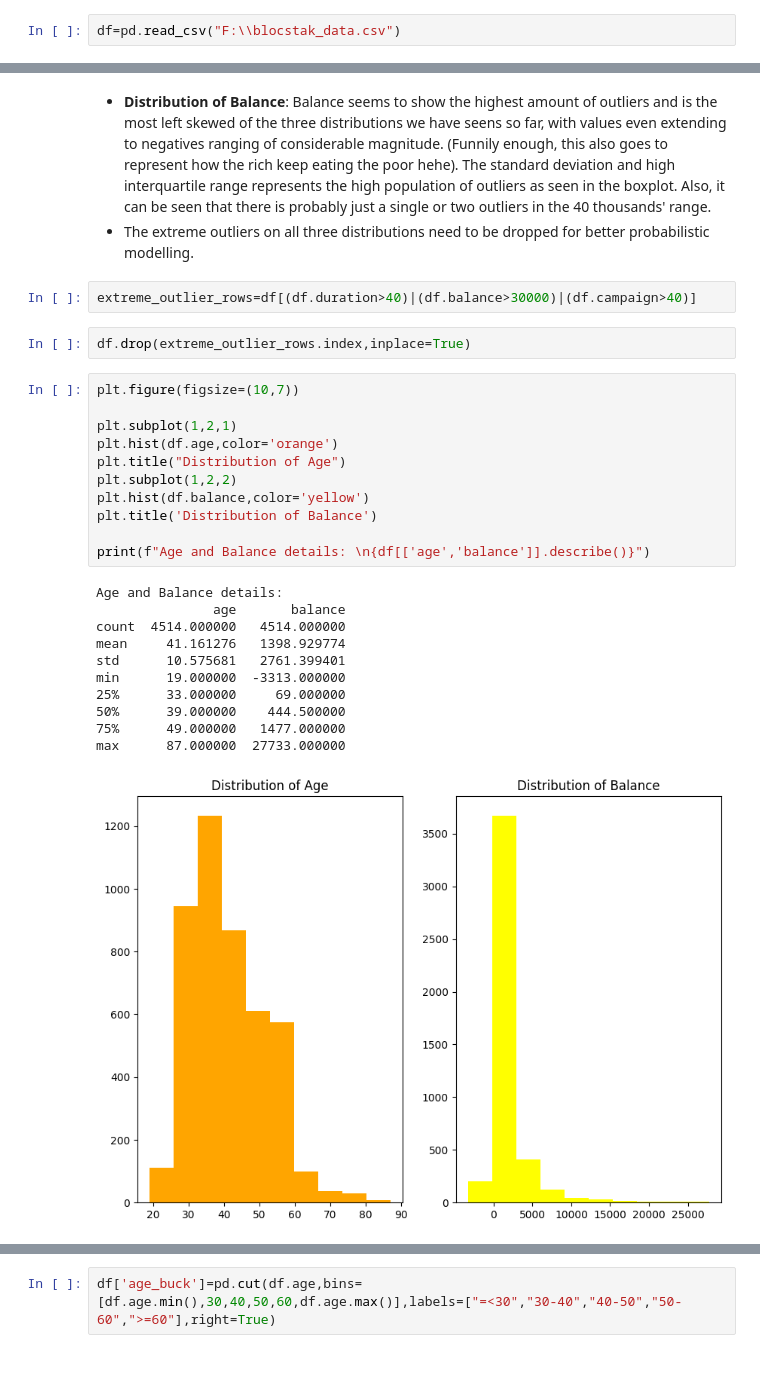
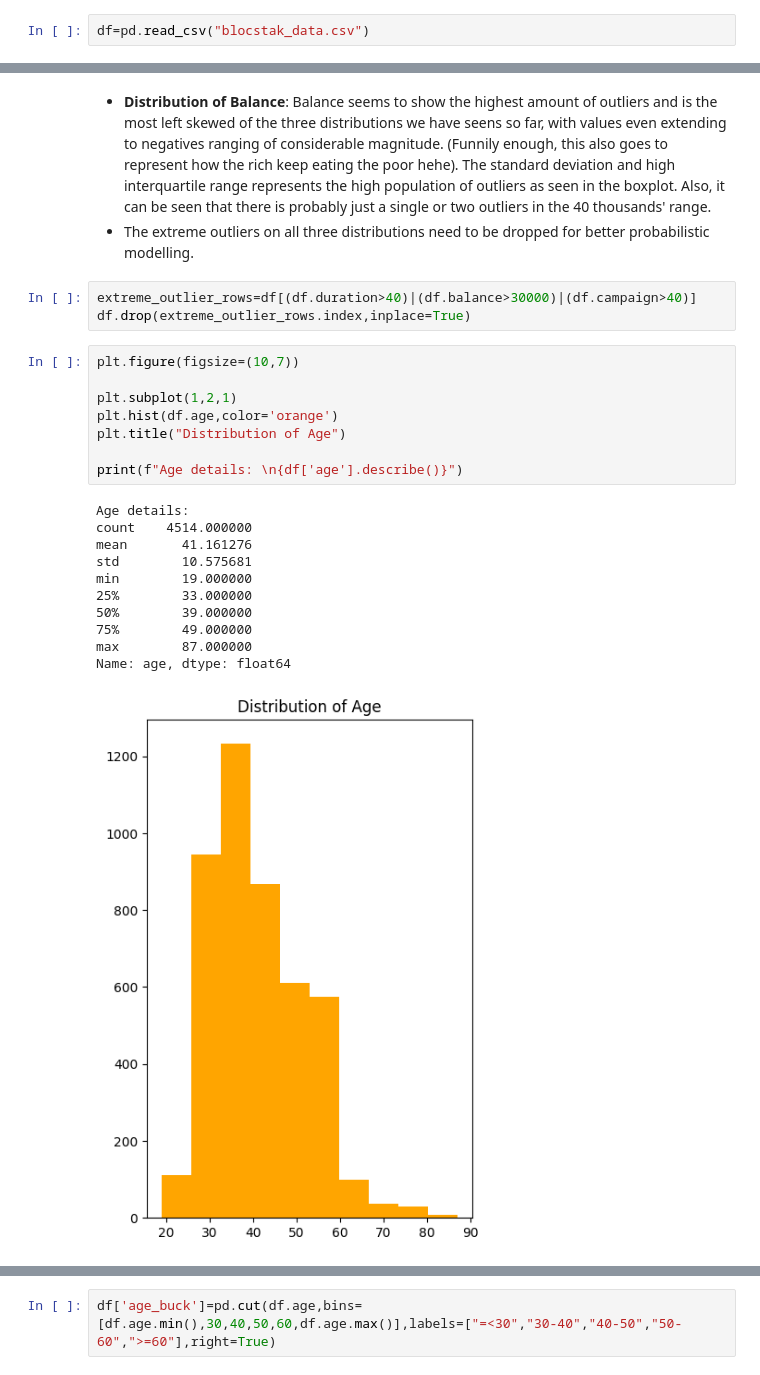
Before and after one commit to noorraghib12/BlockStakML-Raghib-Noor, a Jupyter notebook: BLOCK_STAK_ML.ipynb, the cells around one changed output, grey strips where cells are left out. Saved outputs shown, nothing was run; the diff lists cells and outputs as text.

```diff
--- a/BLOCK_STAK_ML.ipynb
+++ b/BLOCK_STAK_ML.ipynb
@@ -5,7 +5,7 @@ import seaborn as sns
 import matplotlib.pyplot as plt
 import numpy as np
 # %%
-df=pd.read_csv("F:\\blocstak_data.csv")
+df=pd.read_csv("blocstak_data.csv")
 # %% [markdown]
 There are **4521** datapoints in this dataset. The dataset is highly imbalanced with **y**'s ratio of unique values being **0.88: 0.12**
 # %%
@@ -109,30 +108,26 @@ durcampbal
 - The extreme outliers on all three distributions need to be dropped for better probabilistic modelling.
 # %%
 extreme_outlier_rows=df[(df.duration>40)|(df.balance>30000)|(df.campaign>40)]
+df.drop(extreme_outlier_rows.index,inplace=True)
-# %%
-df.drop(extreme_outlier_rows.index,inplace=True)
 # %%
 plt.figure(figsize=(10,7))
 
 plt.subplot(1,2,1)
 plt.hist(df.age,color='orange')
 plt.title("Distribution of Age")
-plt.subplot(1,2,2)
-plt.hist(df.balance,color='yellow')
-plt.title('Distribution of Balance')
 
-print(f"Age and Balance details: \n{df[['age','balance']].describe()}")
+print(f"Age details: \n{df['age'].describe()}")
 # %% [output]
-Age and Balance details:
-               age       balance
-count  4514.000000   4514.000000
-mean     41.161276   1398.929774
-std      10.575681   2761.399401
-min      19.000000  -3313.000000
-25%      33.000000     69.000000
-50%      39.000000    444.500000
-75%      49.000000   1477.000000
-max      87.000000  27733.000000
+Age details:
+count    4514.000000
+mean       41.161276
+std        10.575681
+min        19.000000
+25%        33.000000
+50%        39.000000
+75%        49.000000
+max        87.000000
+Name: age, dtype: float64
-[figure, old version]
+[figure, new version]
 # %% [markdown]
 - **Distribution of Age**: Majority of clients contacted by bank seem of in their 30s or 40s (The interquartile range of percentiles range from 33 to 48 year olds). Other than this, the distribution is fairly normal.
```
Also changed, not shown: parts of 25 cells of this notebook, 1 other file.
